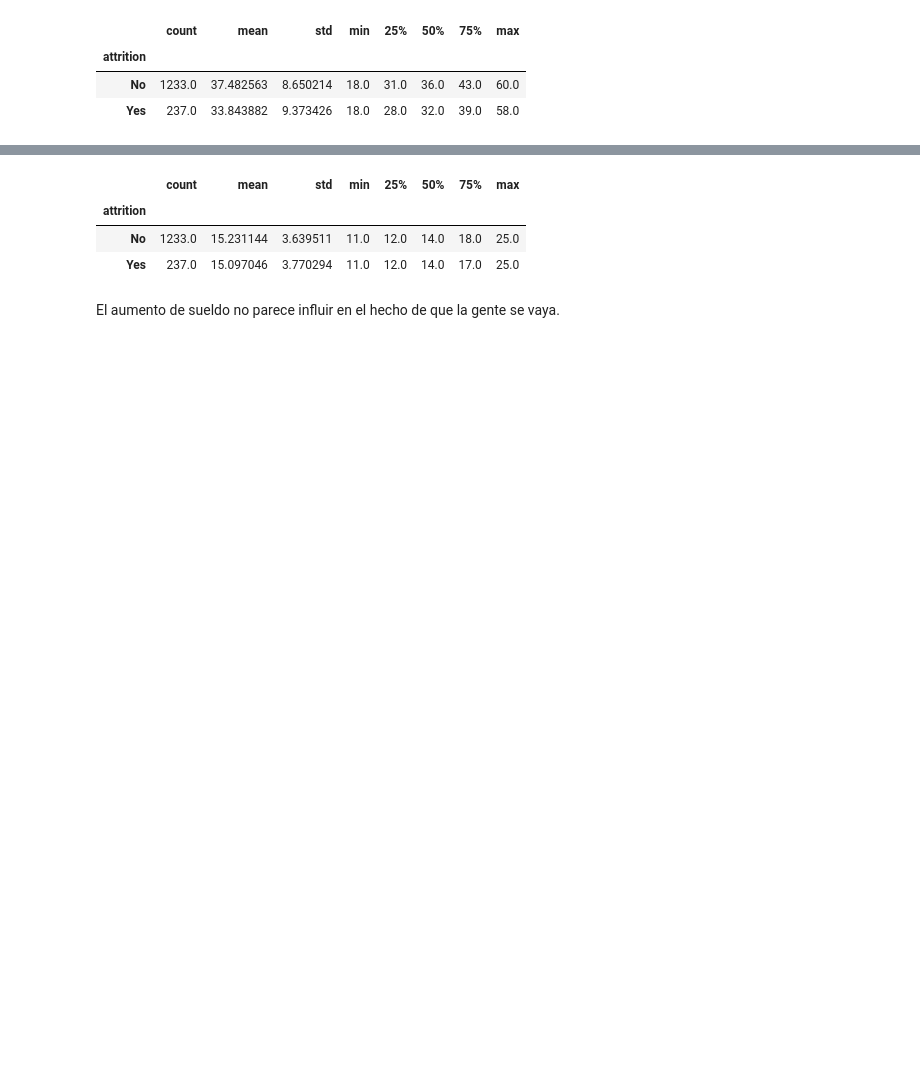
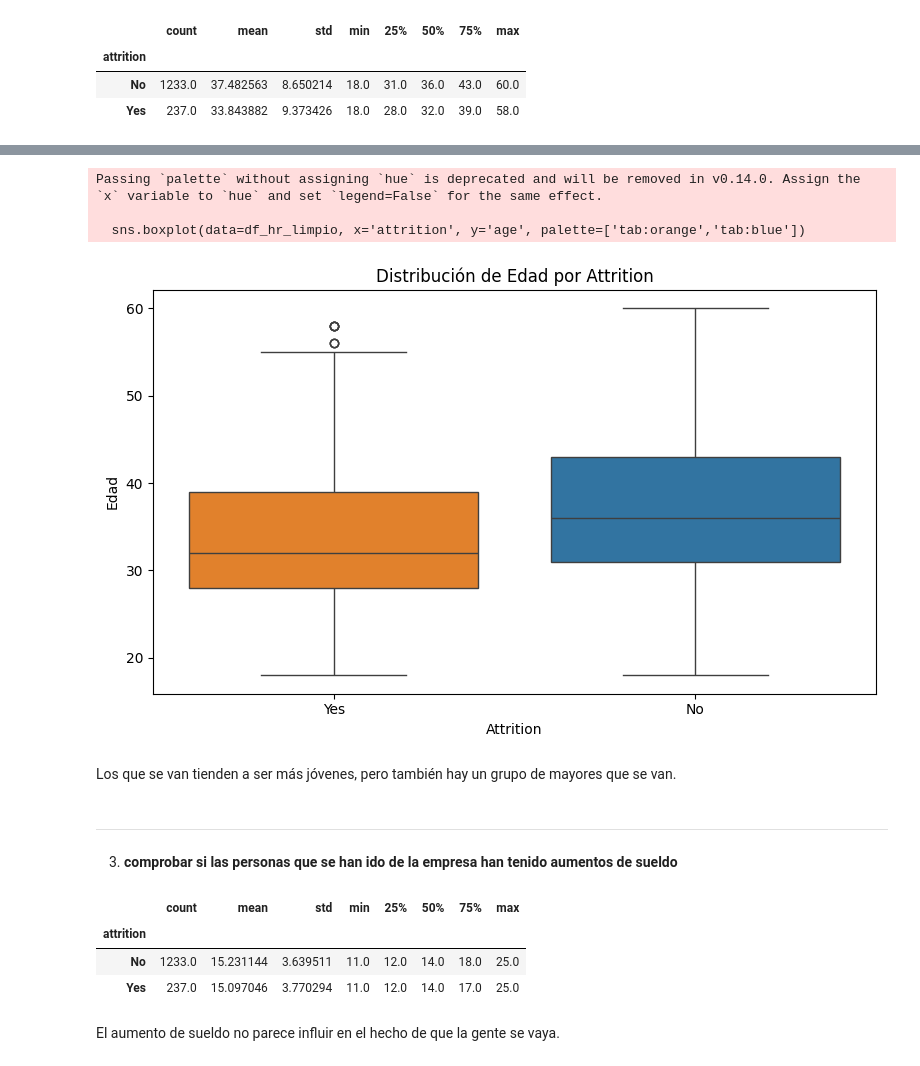
Before and after one commit to Eleonora1989/project-da-promo-63-modulo-3-team-3, a Jupyter notebook: consultas/visualizaciones-maria.ipynb, the cells around one changed output, grey strips where cells are left out. Drawn from its saved outputs; the diff is of its cells as text; code cells hidden in the pictures; blank space fills up the shorter version.

```diff
--- a/consultas/visualizaciones-maria.ipynb
+++ b/consultas/visualizaciones-maria.ipynb
@@ -101 +113,20 @@ En todos quantiles, los que se van son 3–4 años más jóvenes.
+# %%
+plt.figure(figsize=(8,5))
+sns.boxplot(data=df_hr_limpio, x='attrition', y='age', palette=['tab:orange','tab:blue'])
+plt.title('Distribución de Edad por Attrition')
+plt.xlabel('Attrition')
+plt.ylabel('Edad')
+plt.tight_layout()
+plt.show()
+# %% [output]
+Passing `palette` without assigning `hue` is deprecated and will be removed in v0.14.0. Assign the `x` variable to `hue` and set `legend=False` for the same effect.
+
+  sns.boxplot(data=df_hr_limpio, x='attrition', y='age', palette=['tab:orange','tab:blue'])
+[figure, added]
+# %% [markdown]
+Los que se van tienden a ser más jóvenes, pero también hay un grupo de mayores que se van.
+# %% [markdown]
+-------------------------------------------------------------------------------------------------
+# %% [markdown]
+3. **comprobar si las personas que se han ido de la empresa han tenido aumentos de sueldo**
 # %%
```
Also changed, not shown: parts of 34 cells of this notebook.
